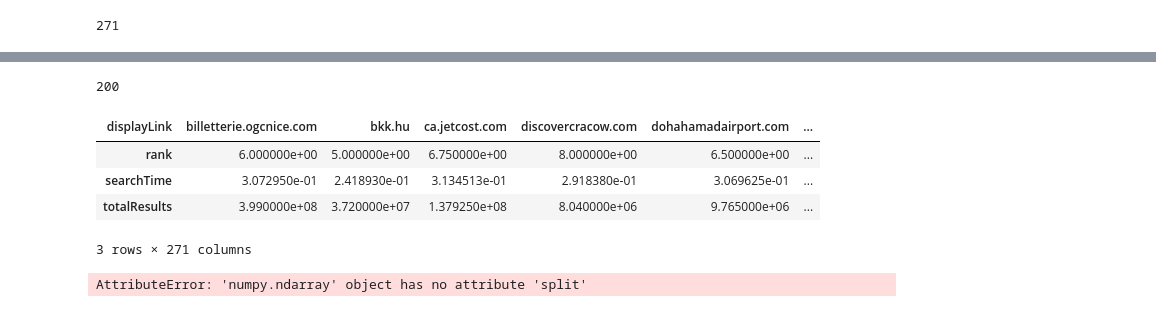
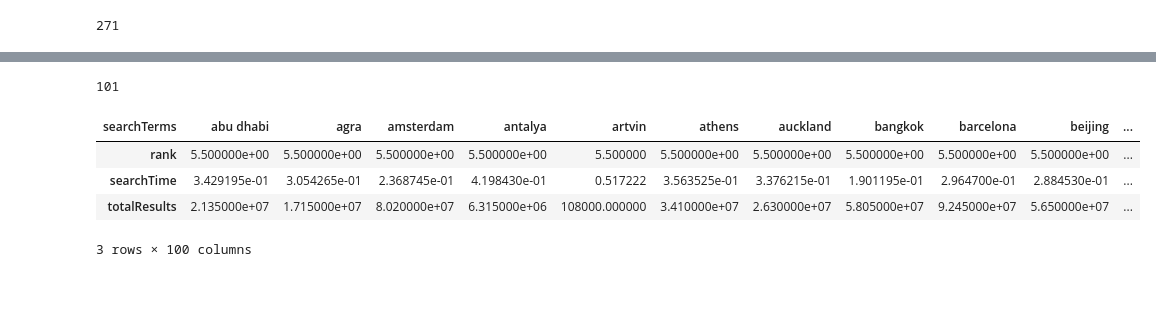
Before and after one commit to chornos9/data-labs, a Jupyter notebook: module-2/visualizing-real-world-data-project/Project.ipynb, the cells around one changed output, grey strips where cells are left out. Saved outputs shown, nothing was run; the diff lists cells and outputs as text; code cells hidden in the pictures.

```diff
--- a/module-2/visualizing-real-world-data-project/Project.ipynb
+++ b/module-2/visualizing-real-world-data-project/Project.ipynb
@@ -38,0 +84,9 @@ len(pages)
+# %%
+split = data['searchTerms'].str.split("flights to", expand = True)
+#split[1]
+split1 = split[0].str.split("tickets to", expand = True)
+#split1[1]
+# %%
+#destinies = pd.concat([split[1], split1[1]], axis=1, sort=False)
+destinies = split[0] + split[1]
+destinies
@@ -38,0 +111,3 @@ len(pages)
+# %%
+data['searchTerms'] = destinies
+data.head()
@@ -40,16 +126,12 @@ len(pages)
 destinies = data['searchTerms'].unique()
 len(destinies)
 # %% [output]
-200
+101
 # %%
-pd.pivot_table(columns = 'displayLink', data = data)
+pd.pivot_table(columns = 'searchTerms', data = data)
 # %% [output]
-| displayLink | billetterie.ogcnice.com | bkk.hu | ca.jetcost.com | discovercracow.com | dohahamadairport.com | ... |
-| rank | 6.000000e+00 | 5.000000e+00 | 6.750000e+00 | 8.000000e+00 | 6.500000e+00 | ... |
-| searchTime | 3.072950e-01 | 2.418930e-01 | 3.134513e-01 | 2.918380e-01 | 3.069625e-01 | ... |
-| totalResults | 3.990000e+08 | 3.720000e+07 | 1.379250e+08 | 8.040000e+06 | 9.765000e+06 | ... |
+| searchTerms | abu dhabi | agra | amsterdam | antalya | artvin | athens | auckland | bangkok | barcelona | beijing | ... |
+| rank | 5.500000e+00 | 5.500000e+00 | 5.500000e+00 | 5.500000e+00 | 5.500000 | 5.500000e+00 | 5.500000e+00 | 5.500000e+00 | 5.500000e+00 | 5.500000e+00 | ... |
+| searchTime | 3.429195e-01 | 3.054265e-01 | 2.368745e-01 | 4.198430e-01 | 0.517222 | 3.563525e-01 | 3.376215e-01 | 1.901195e-01 | 2.964700e-01 | 2.884530e-01 | ... |
+| totalResults | 2.135000e+07 | 1.715000e+07 | 8.020000e+07 | 6.315000e+06 | 108000.000000 | 3.410000e+07 | 2.630000e+07 | 5.805000e+07 | 9.245000e+07 | 5.650000e+07 | ... |
-3 rows × 271 columns
+3 rows × 100 columns
-# %%
-destinies.split('tickets to')
-# %% [output]
-AttributeError: 'numpy.ndarray' object has no attribute 'split'
```
Also changed, not shown: parts of 7 cells of this notebook, 2 other files.
